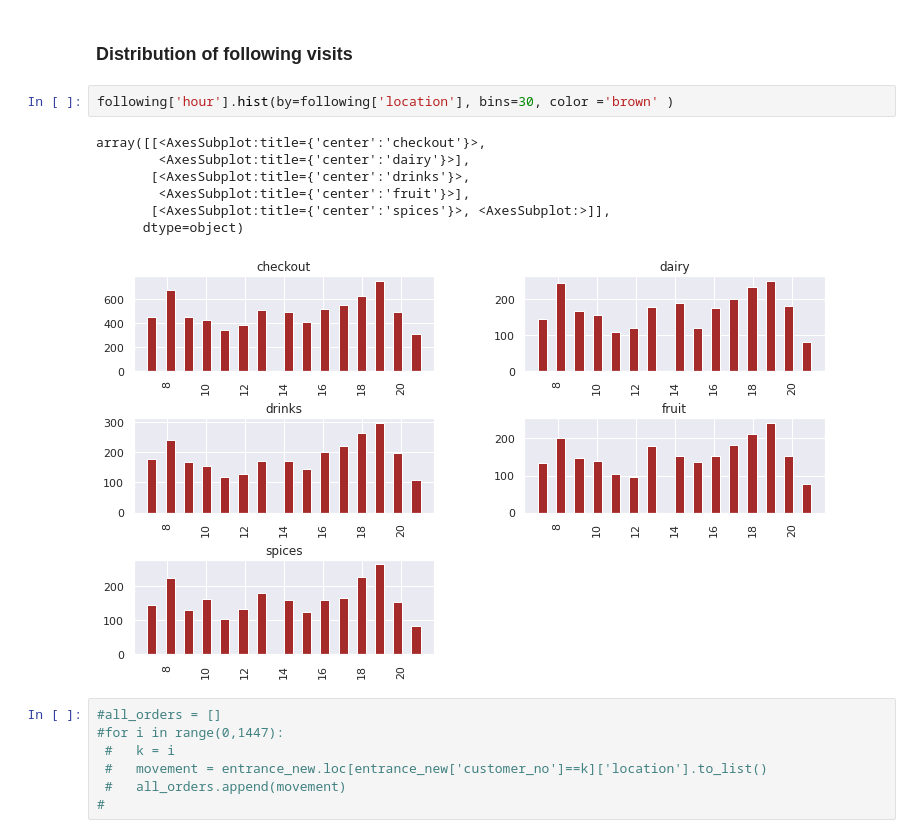
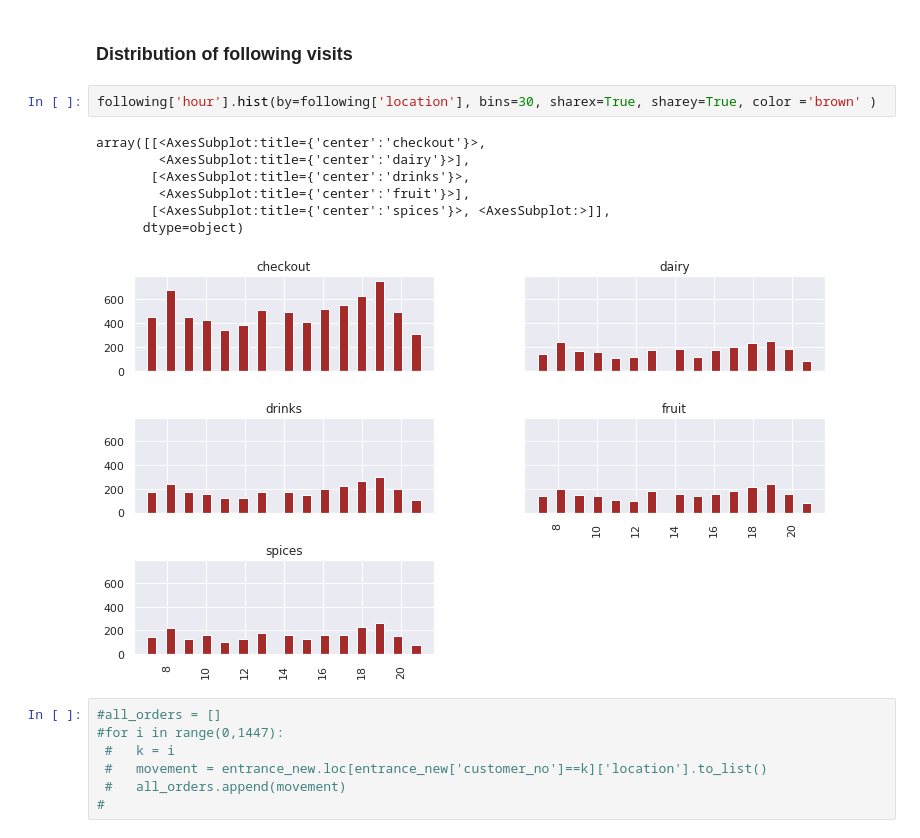
Before and after one commit to rashed2940/Marchov_chain_proj, a Jupyter notebook: EDA.ipynb, the cells around one changed output. Cells and saved outputs as stored; diff of their text form.

```diff
--- a/EDA.ipynb
+++ b/EDA.ipynb
@@ -312,15 +310,15 @@ following
 # %% [markdown]
 ### Distribution of following visits
 # %%
-following['hour'].hist(by=following['location'], bins=30, color ='brown' )
+following['hour'].hist(by=following['location'], bins=30, sharex=True, sharey=True, color ='brown' )
 # %% [output]
 array([[<AxesSubplot:title={'center':'checkout'}>,
         <AxesSubplot:title={'center':'dairy'}>],
        [<AxesSubplot:title={'center':'drinks'}>,
         <AxesSubplot:title={'center':'fruit'}>],
        [<AxesSubplot:title={'center':'spices'}>, <AxesSubplot:>]],
       dtype=object)
-[figure, old version]
+[figure, new version]
 # %%
 #all_orders = []
 #for i in range(0,1447):
```
Also changed, not shown: parts of 3 cells of this notebook.
